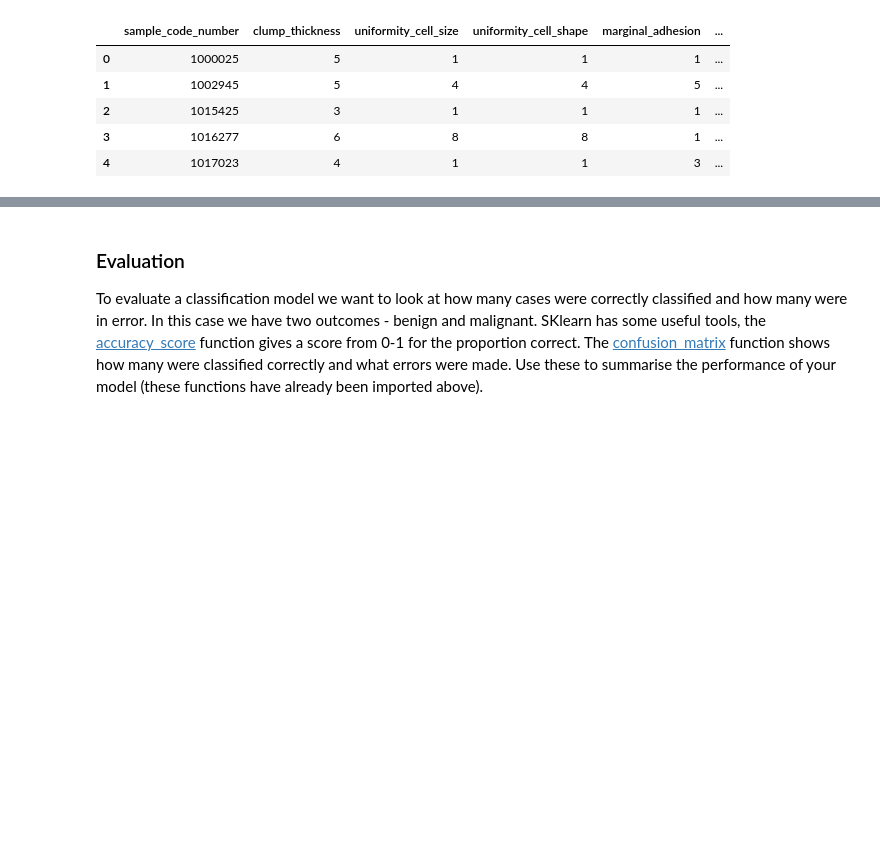
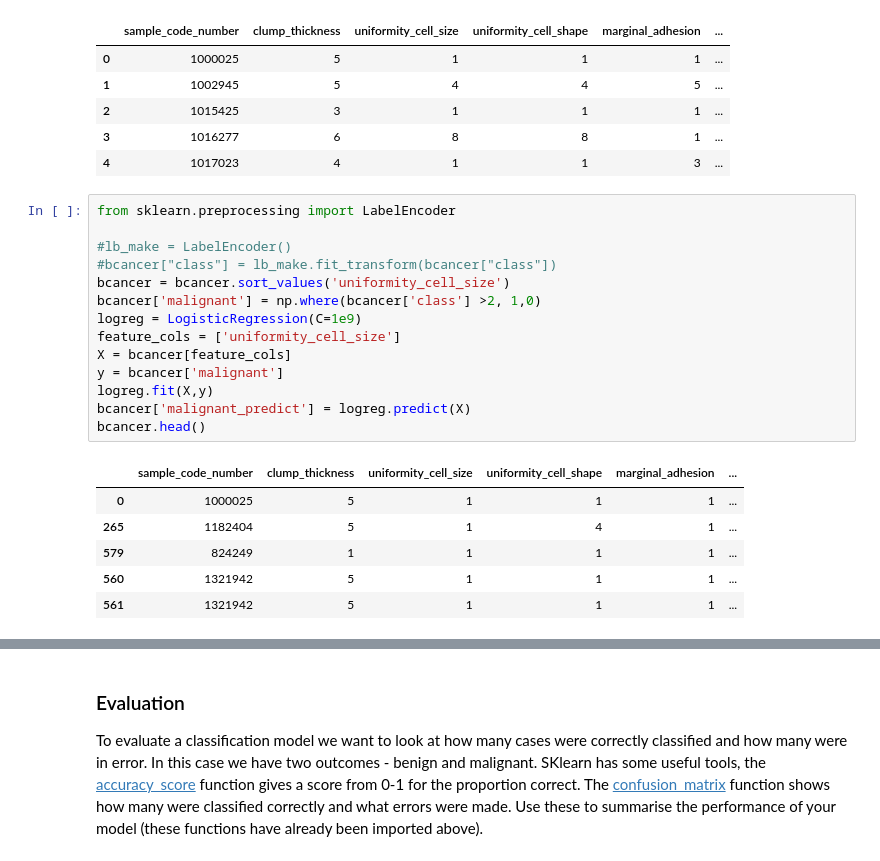
Before and after one commit to BinaryPogs/COMP257-Exercises, a Jupyter notebook: COMP257 Week 6.ipynb, the cells around one changed output, grey strips where cells are left out. Drawn from its saved outputs; the diff is of its cells as text; blank space fills up the shorter version.

```diff
--- a/COMP257 Week 6.ipynb
+++ b/COMP257 Week 6.ipynb
@@ -57,3 +52,24 @@ bcancer.dropna().head()
 | 2 | 1015425 | 3 | 1 | 1 | 1 | ... |
 | 3 | 1016277 | 6 | 8 | 8 | 1 | ... |
 | 4 | 1017023 | 4 | 1 | 1 | 3 | ... |
+# %%
+from sklearn.preprocessing import LabelEncoder
+
+#lb_make = LabelEncoder()
+#bcancer["class"] = lb_make.fit_transform(bcancer["class"])
+bcancer = bcancer.sort_values('uniformity_cell_size')
+bcancer['malignant'] = np.where(bcancer['class'] >2, 1,0)
+logreg = LogisticRegression(C=1e9)
+feature_cols = ['uniformity_cell_size']
+X = bcancer[feature_cols]
+y = bcancer['malignant']
+logreg.fit(X,y)
+bcancer['malignant_predict'] = logreg.predict(X)
+bcancer.head()
+# %% [output]
+|  | sample_code_number | clump_thickness | uniformity_cell_size | uniformity_cell_shape | marginal_adhesion | ... |
+| 0 | 1000025 | 5 | 1 | 1 | 1 | ... |
+| 265 | 1182404 | 5 | 1 | 4 | 1 | ... |
+| 579 | 824249 | 1 | 1 | 1 | 1 | ... |
+| 560 | 1321942 | 5 | 1 | 1 | 1 | ... |
+| 561 | 1321942 | 5 | 1 | 1 | 1 | ... |
```
Also changed, not shown: parts of 8 cells of this notebook.
